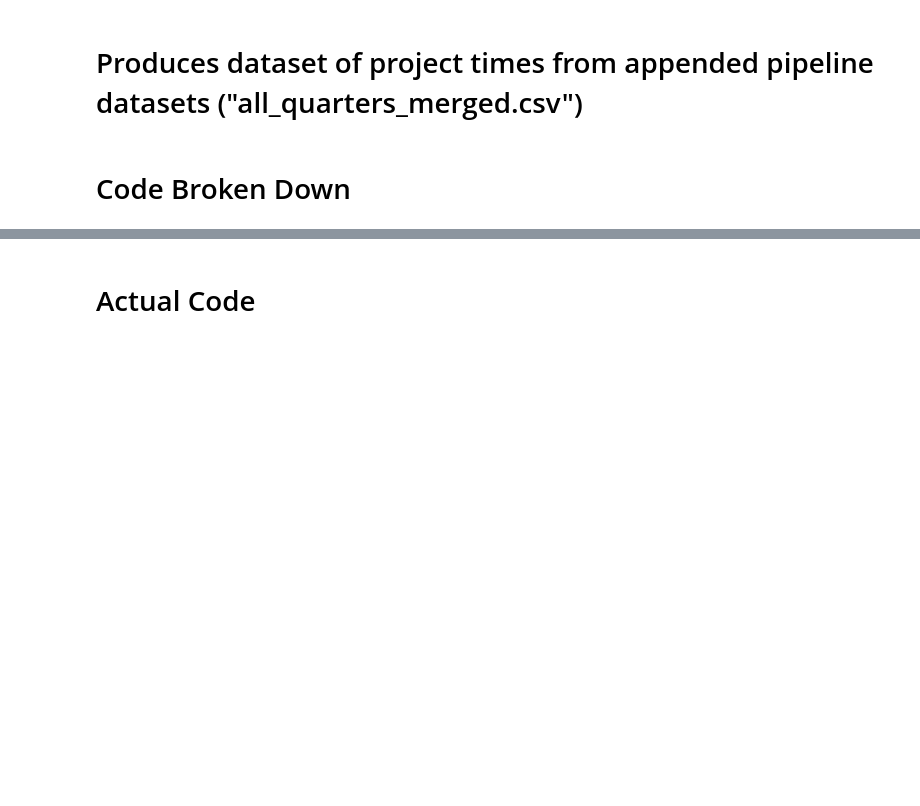
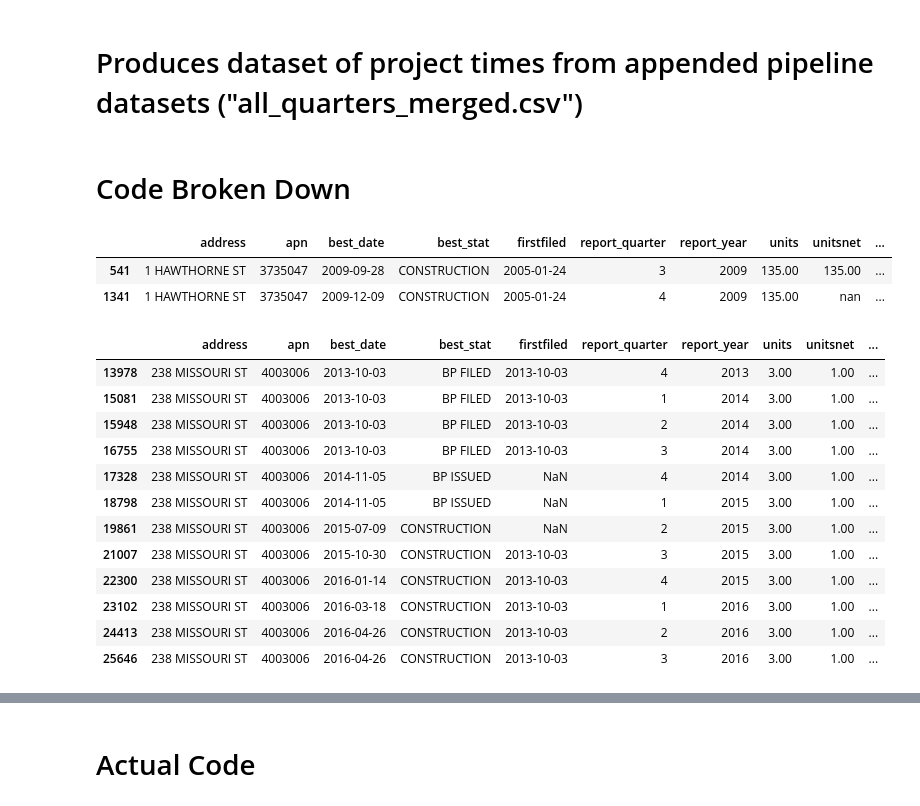
Before and after one commit to sfbrigade/datasci-housing-pipeline, a Jupyter notebook: data/data_model.ipynb, the cells around one changed output, grey strips where cells are left out. Saved outputs shown, nothing was run; the diff lists cells and outputs as text; code cells hidden in the pictures; blank space fills up the shorter version.

```diff
--- a/data/data_model.ipynb
+++ b/data/data_model.ipynb
@@ -20,6 +20,28 @@ df = pd.read_csv("cleaned/all_quarters_merged.csv")
 # keep only variables of interest
 list = ['address', 'apn', 'best_date', 'best_stat','firstfiled', 'report_quarter', 'report_year', 'units', 'unitsnet', 'dbi_permit', 'x', 'y']
 df = df[list]
+# %%
+df[df['address']=='1 HAWTHORNE ST']
+# %% [output]
+|  | address | apn | best_date | best_stat | firstfiled | report_quarter | report_year | units | unitsnet | ... |
+| 541 | 1 HAWTHORNE ST | 3735047 | 2009-09-28 | CONSTRUCTION | 2005-01-24 | 3 | 2009 | 135.00 | 135.00 | ... |
+| 1341 | 1 HAWTHORNE ST | 3735047 | 2009-12-09 | CONSTRUCTION | 2005-01-24 | 4 | 2009 | 135.00 | nan | ... |
+# %%
+df[df['address']=='238 MISSOURI ST']
+# %% [output]
+|  | address | apn | best_date | best_stat | firstfiled | report_quarter | report_year | units | unitsnet | ... |
+| 13978 | 238 MISSOURI ST | 4003006 | 2013-10-03 | BP FILED | 2013-10-03 | 4 | 2013 | 3.00 | 1.00 | ... |
+| 15081 | 238 MISSOURI ST | 4003006 | 2013-10-03 | BP FILED | 2013-10-03 | 1 | 2014 | 3.00 | 1.00 | ... |
+| 15948 | 238 MISSOURI ST | 4003006 | 2013-10-03 | BP FILED | 2013-10-03 | 2 | 2014 | 3.00 | 1.00 | ... |
+| 16755 | 238 MISSOURI ST | 4003006 | 2013-10-03 | BP FILED | 2013-10-03 | 3 | 2014 | 3.00 | 1.00 | ... |
+| 17328 | 238 MISSOURI ST | 4003006 | 2014-11-05 | BP ISSUED | NaN | 4 | 2014 | 3.00 | 1.00 | ... |
+| 18798 | 238 MISSOURI ST | 4003006 | 2014-11-05 | BP ISSUED | NaN | 1 | 2015 | 3.00 | 1.00 | ... |
+| 19861 | 238 MISSOURI ST | 4003006 | 2015-07-09 | CONSTRUCTION | NaN | 2 | 2015 | 3.00 | 1.00 | ... |
+| 21007 | 238 MISSOURI ST | 4003006 | 2015-10-30 | CONSTRUCTION | 2013-10-03 | 3 | 2015 | 3.00 | 1.00 | ... |
+| 22300 | 238 MISSOURI ST | 4003006 | 2016-01-14 | CONSTRUCTION | 2013-10-03 | 4 | 2015 | 3.00 | 1.00 | ... |
+| 23102 | 238 MISSOURI ST | 4003006 | 2016-03-18 | CONSTRUCTION | 2013-10-03 | 1 | 2016 | 3.00 | 1.00 | ... |
+| 24413 | 238 MISSOURI ST | 4003006 | 2016-04-26 | CONSTRUCTION | 2013-10-03 | 2 | 2016 | 3.00 | 1.00 | ... |
+| 25646 | 238 MISSOURI ST | 4003006 | 2016-04-26 | CONSTRUCTION | 2013-10-03 | 3 | 2016 | 3.00 | 1.00 | ... |
 # %%
 #consolidate status categories. Start with 3 for now
 def status_function(value):
```
Also changed, not shown: parts of 11 cells of this notebook, 9 other files.
